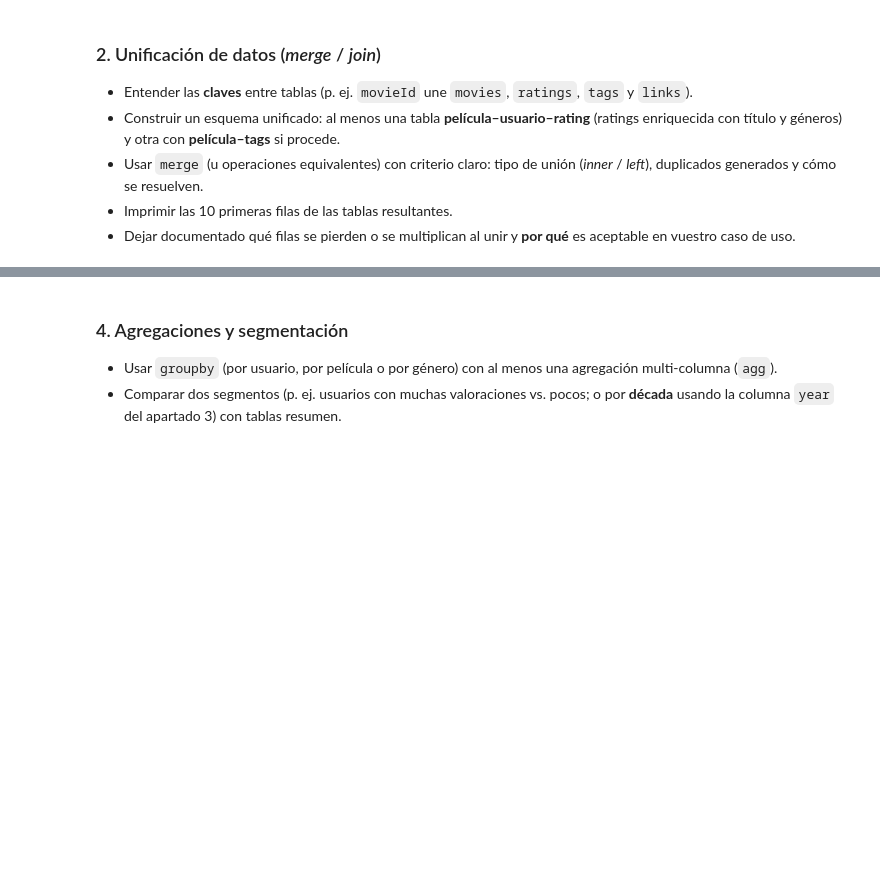
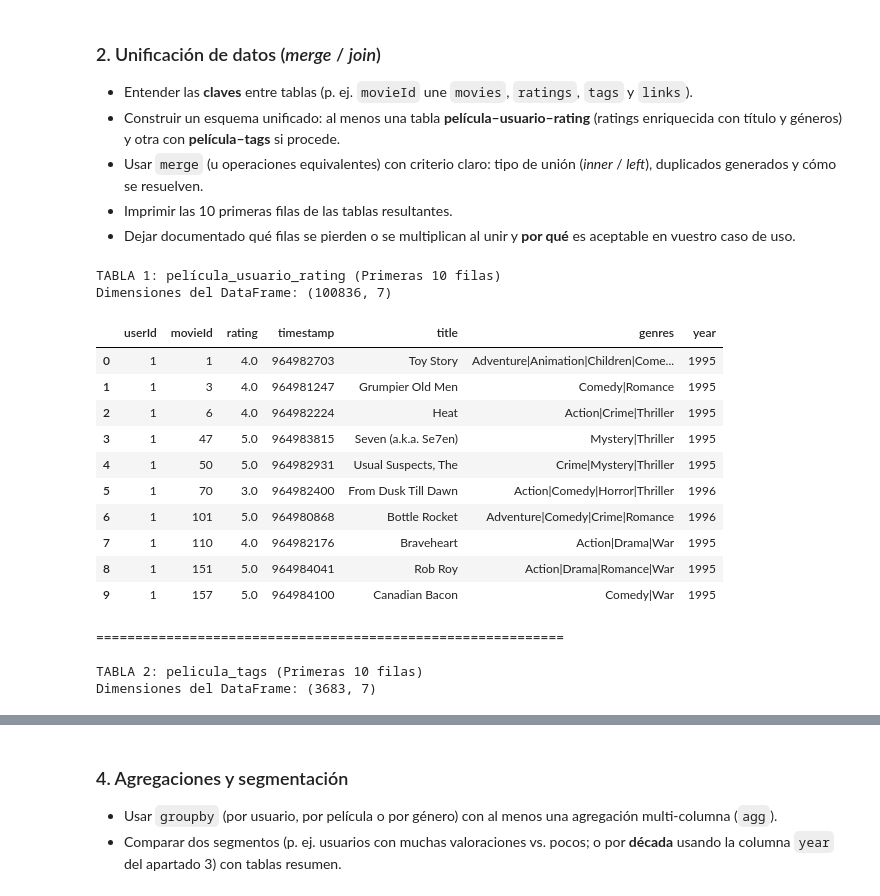
Before and after one commit to LucasAvilaI/tc-sprint03-04-peliculas-E3, a Jupyter notebook: Team_Challenge_sprint03_04.ipynb, the cells around one changed output, grey strips where cells are left out. Cells and saved outputs as stored; diff of their text form; code cells hidden in the pictures; blank space fills up the shorter version.

Commit message:
Parte 1 Datos completada Alejandra

```diff
--- a/Team_Challenge_sprint03_04.ipynb
+++ b/Team_Challenge_sprint03_04.ipynb
@@ -192,3 +209,75 @@ VISTA PREVIA DEL DATAFRAME FINAL ('movies_clean')
 # --- RAUL ---
 # %%
 # --- ALEJANDRA ---
+import pandas as pd
+from IPython.display import display
+
+# =========================================================
+# 1. IDENTIFICACIÓN DE CLAVES (Análisis previo)
+# =========================================================
+# La clave principal de unión entre los conjuntos de datos es 'movieId'.
+# - En 'movies_clean' actúa como Clave Primaria (ID único por película).
+# - En 'ratings' y 'tags' actúa como Clave Foránea (puede repetirse).
+
+
+# =========================================================
+# 2. CONSTRUCCIÓN DE LA TABLA: PELÍCULA–USUARIO–RATING
+# =========================================================
+# REQUISITO: Ratings enriquecida con título y géneros.
+# Criterio: LEFT JOIN desde 'ratings' para no perder ningún voto,
+# incorporando la información del catálogo de películas de forma segura.
+
+pelicula_usuario_rating = pd.merge(
+    ratings,
+    movies_clean,
+    on='movieId',
+    how='left'
+)
+
+
+# =========================================================
+# 3. CONSTRUCCIÓN DE LA TABLA: PELÍCULA–TAGS
+# =========================================================
+# REQUISITO: Tabla película-tags para análisis conceptual.
+# Criterio: INNER JOIN porque solo interesan las películas
+# que efectivamente tienen etiquetas asignadas por los usuarios.
+
+pelicula_tags = pd.merge(
+    movies_clean,
+    tags,
+    on='movieId',
+    how='inner'
+)
+
+
+# =========================================================
+# 4. IMPRESIÓN DE RESULTADOS (REQUISITO: 10 primeras filas)
+# =========================================================
+
+print("TABLA 1: película_usuario_rating (Primeras 10 filas)")
+print(f"Dimensiones del DataFrame: {pelicula_usuario_rating.shape}")
+display(pelicula_usuario_rating.head(10))
+
+print("\n" + "="*60 + "\n")
+
+print("TABLA 2: pelicula_tags (Primeras 10 filas)")
+print(f"Dimensiones del DataFrame: {pelicula_tags.shape}")
+display(pelicula_tags.head(10))
+# %% [output]
+TABLA 1: película_usuario_rating (Primeras 10 filas)
+Dimensiones del DataFrame: (100836, 7)
+|  | userId | movieId | rating | timestamp | title | genres | year |
+| 0 | 1 | 1 | 4.0 | 964982703 | Toy Story | Adventure|Animation|Children|Come... | 1995 |
+| 1 | 1 | 3 | 4.0 | 964981247 | Grumpier Old Men | Comedy|Romance | 1995 |
+| 2 | 1 | 6 | 4.0 | 964982224 | Heat | Action|Crime|Thriller | 1995 |
+| 3 | 1 | 47 | 5.0 | 964983815 | Seven (a.k.a. Se7en) | Mystery|Thriller | 1995 |
+| 4 | 1 | 50 | 5.0 | 964982931 | Usual Suspects, The | Crime|Mystery|Thriller | 1995 |
+| 5 | 1 | 70 | 3.0 | 964982400 | From Dusk Till Dawn | Action|Comedy|Horror|Thriller | 1996 |
+| 6 | 1 | 101 | 5.0 | 964980868 | Bottle Rocket | Adventure|Comedy|Crime|Romance | 1996 |
+| 7 | 1 | 110 | 4.0 | 964982176 | Braveheart | Action|Drama|War | 1995 |
+| 8 | 1 | 151 | 5.0 | 964984041 | Rob Roy | Action|Drama|Romance|War | 1995 |
+| 9 | 1 | 157 | 5.0 | 964984100 | Canadian Bacon | Comedy|War | 1995 |
+============================================================
+
+TABLA 2: pelicula_tags (Primeras 10 filas)
+Dimensiones del DataFrame: (3683, 7)
```
Also changed, not shown: parts of 5 cells of this notebook.
